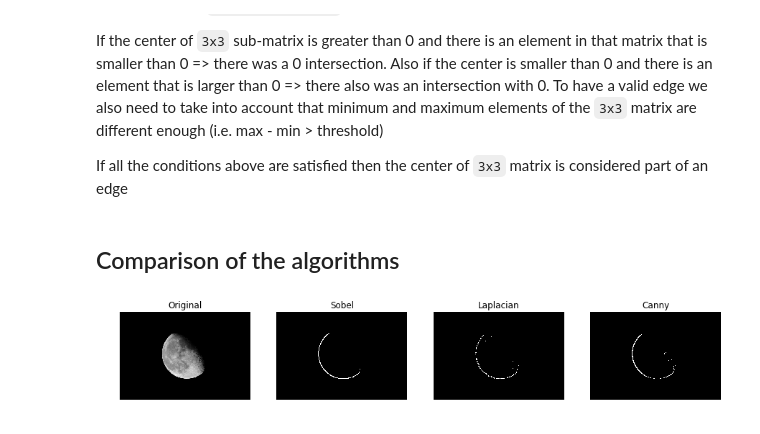
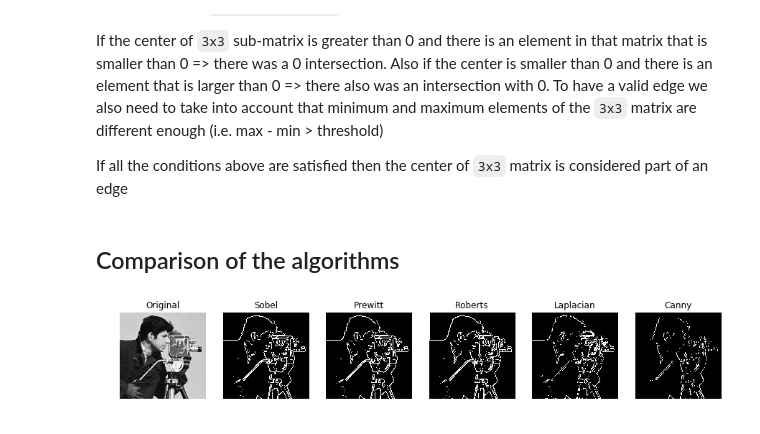
Before and after one commit to MartinXPN/AUA, a Jupyter notebook: NumericalAnalysis/EdgeDetection/EdgeDetection.ipynb, the cells around one changed output. Cells and saved outputs as stored; diff of their text form; code cells hidden in the pictures.

````diff
--- a/NumericalAnalysis/EdgeDetection/EdgeDetection.ipynb
+++ b/NumericalAnalysis/EdgeDetection/EdgeDetection.ipynb
@@ -154,14 +191,14 @@ In X and Y directions respectively
 -1 0 1              1 1 1```
 # %%
 class PrewittEdgeDetector(OperatorEdgeDetector):
-    def __init__(self, smooth_image=smooth_gaussian, thresholding=apply_thresholding):
+    def __init__(self, smooth_image=smooth_gaussian, apply_thresholding=global_otsu_thresholding):
         filterX = np.array([[-1, 0, 1],
                             [-1, 0, 1],
                             [-1, 0, 1]], dtype=np.float32)
         filterY = np.array([[-1, -1, -1],
                             [0, 0, 0],
                             [1, 1, 1]], dtype=np.float32)
-        super().__init__(filterX=filterX, filterY=filterY, smooth_image=smooth_image, thresholding=thresholding)
+        super().__init__(filterX=filterX, filterY=filterY, smooth_image=smooth_image, apply_thresholding=apply_thresholding)
 # %% [markdown]
 ### Robert
 Robert's edge detector is also a simple convolutional filter with kernel matrix
@@ -172,12 +209,12 @@ In X and Y directions respectively
 0 1              1 0```
 # %%
 class RobertsEdgeDetector(OperatorEdgeDetector):
-    def __init__(self, smooth_image=smooth_gaussian, thresholding=apply_thresholding):
+    def __init__(self, smooth_image=smooth_gaussian, apply_thresholding=global_otsu_thresholding):
         filterX = np.array([[-1, 0],
                             [0, 1]], dtype=np.float32)
         filterY = np.array([[0, -1],
                             [1, 0]], dtype=np.float32)
-        super().__init__(filterX=filterX, filterY=filterY, smooth_image=smooth_image, thresholding=thresholding)
+        super().__init__(filterX=filterX, filterY=filterY, smooth_image=smooth_image, apply_thresholding=apply_thresholding)
 # %% [markdown]
 ### Canny
 Canny edge detection algorithm is an extention of any algorithm listed above. It refines the edges found with Sobel/Prewitt/or any other gradient based edge detector.
@@ -200,8 +229,8 @@ class CannyEdgeDetector(EdgeDetector):
     def __init__(self,
                  smooth_image=smooth_gaussian,
                  gradient_calculator=SobelEdgeDetector(),
-                 thresholding=double_thresholding):
-        super().__init__(smooth_image, apply_thresholding=thresholding)
+                 apply_thresholding=double_thresholding):
+        super().__init__(smooth_image, apply_thresholding=apply_thresholding)
         self.gradient_calculator = gradient_calculator
 
     def suppress_non_maxima(self, gradient, angle):
@@ -240,9 +269,9 @@ class CannyEdgeDetector(EdgeDetector):
 
 
     def traverse(self, i, j, used, result):
-        if i < 0 or i >= used.shape[0]:              return
-        if j < 0 or j >= used.shape[1]:              return
-        if result[i][j] <= 0.001 or used[i][j] == True:  return
+        if i < 0 or i >= used.shape[0]:                return
+        if j < 0 or j >= used.shape[1]:                return
+        if result[i][j] <= EPS or used[i][j] == True:  return
         used[i][j] = True
         result[i][j] = 255
         for I in range(i-1, i+2):
@@ -312,7 +341,7 @@ class LaplacianEdgeDetector(EdgeDetector):
         else:
             self.laplacian_filter = laplacian_filter
 
-    def run_algorithm(self, input_image, threshold=170):
+    def run_algorithm(self, input_image, threshold=120):
         f = convolve2d(input_image, self.laplacian_filter, mode='same')
         result = np.zeros(shape=f.shape, dtype=np.float32)
 
@@ -359,15 +388,15 @@ def print_detections(input_image, detectors):
         out = edge_detector.detect_edges(input_image)
         show(axis[i+1], out, label)
 # %%
-img = misc.imread('./moon.jpg', mode='L')
+img = misc.imread('./cman.jpg', mode='L')
 sobel = SobelEdgeDetector()
 roberts = RobertsEdgeDetector()
 prewitt = PrewittEdgeDetector()
 laplace = LaplacianEdgeDetector()
 canny = CannyEdgeDetector()
 
-# algorithms = [(sobel, 'Sobel'), (prewitt, 'Prewitt'), (roberts, 'Roberts'), (laplace, 'Laplacian'), (canny, 'Canny')]
-algorithms = [(sobel, 'Sobel'), (laplace, 'Laplacian'), (canny, 'Canny')]
+algorithms = [(sobel, 'Sobel'), (prewitt, 'Prewitt'), (roberts, 'Roberts'), (laplace, 'Laplacian'), (canny, 'Canny')]
+# algorithms = [(sobel, 'Sobel'), (laplace, 'Laplacian'), (canny, 'Canny')]
 print_detections(img, algorithms)
 # %% [output]
-[figure, old version]
+[figure, new version]
````
Also changed, not shown: parts of 11 cells of this notebook, 1 other file.
